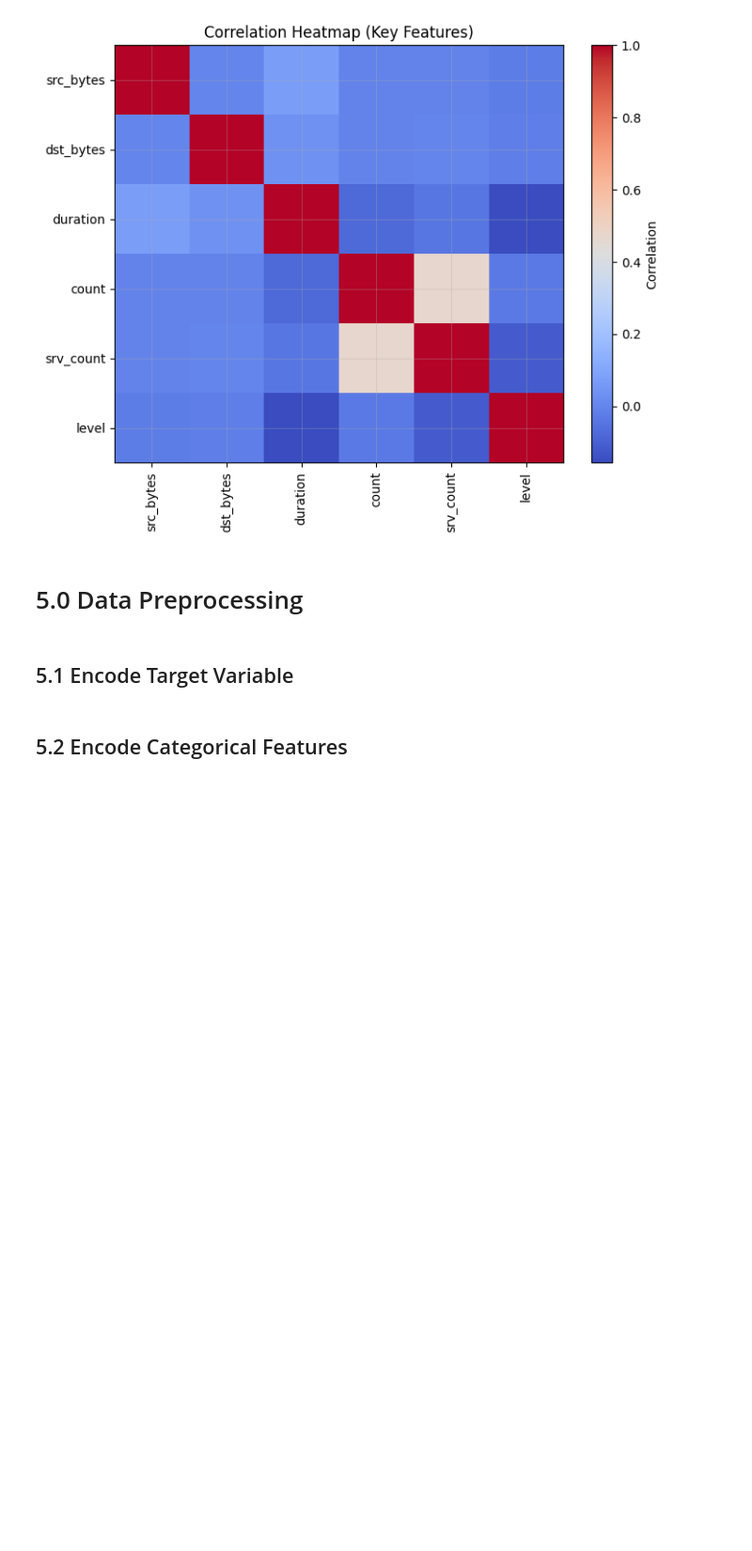
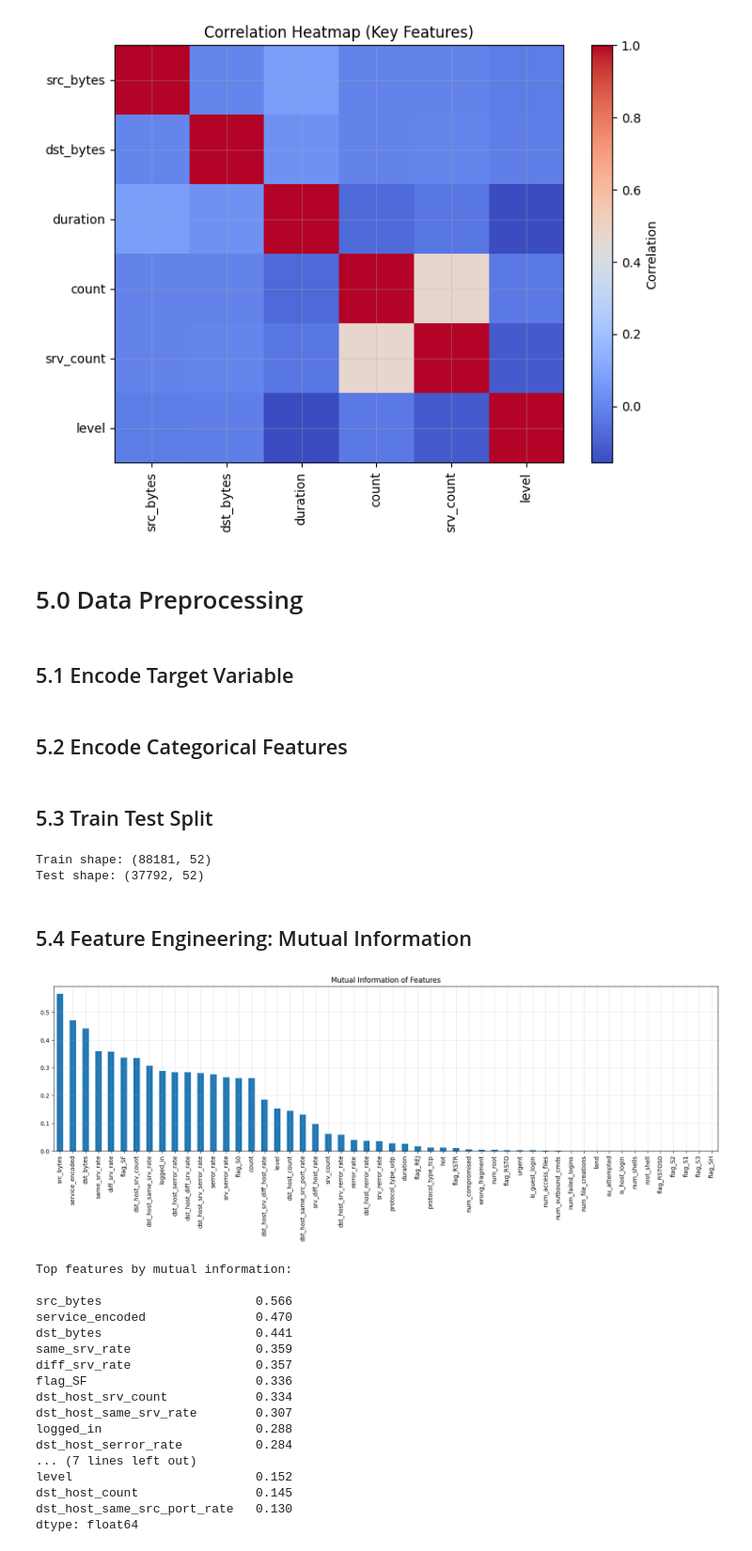
Before and after one commit to hadeswithming23/DeepLearning, a Jupyter notebook: GroupG_DLI.ipynb, the cells around one changed output. Shown at 94% size. Saved outputs shown, nothing was run; the diff lists cells and outputs as text; code cells hidden in the pictures; blank space fills up the shorter version.

Commit message:
Performed train-test split and mutual information analysis

```diff
--- a/GroupG_DLI.ipynb
+++ b/GroupG_DLI.ipynb
@@ -288,3 +288,58 @@ df = pd.get_dummies(df, columns=['protocol_type', 'flag'], drop_first=True)
 service_counts = df['service'].value_counts().to_dict()
 df['service_encoded'] = df['service'].map(service_counts)
 df = df.drop(columns=['service'])
+# %% [markdown]
+## 5.3 Train Test Split
+# %%
+from sklearn.model_selection import train_test_split
+
+X = df.drop(columns=['attack','attack_binary'])  # features
+y = df['attack_binary']                           # target
+
+X_train, X_test, y_train, y_test = train_test_split(X, y, test_size=0.3, random_state=42, stratify=y)
+
+print("Train shape:", X_train.shape)
+print("Test shape:", X_test.shape)
+# %% [output]
+Train shape: (88181, 52)
+Test shape: (37792, 52)
+# %% [markdown]
+## 5.4 Feature Engineering: Mutual Information
+# %%
+from sklearn.feature_selection import mutual_info_classif
+import pandas as pd
+import matplotlib.pyplot as plt
+
+# Calculate mutual information scores
+mutual_info = mutual_info_classif(X_train, y_train)
+mutual_info = pd.Series(mutual_info, index=X_train.columns)
+
+# Sort and plot
+mutual_info = mutual_info.sort_values(ascending=False)
+plt.figure(figsize=(20, 5))
+mutual_info.plot(kind="bar")
+plt.title("Mutual Information of Features")
+plt.show()
+
+# Display top features
+print("Top features by mutual information:\n")
+print(mutual_info.head(20))
+# %% [output]
+[figure, added]
+Top features by mutual information:
+
+src_bytes                     0.566
+service_encoded               0.470
+dst_bytes                     0.441
+same_srv_rate                 0.359
+diff_srv_rate                 0.357
+flag_SF                       0.336
+dst_host_srv_count            0.334
+dst_host_same_srv_rate        0.307
+logged_in                     0.288
+dst_host_serror_rate          0.284
+... (7 lines left out)
+level                         0.152
+dst_host_count                0.145
+dst_host_same_src_port_rate   0.130
+dtype: float64
```
